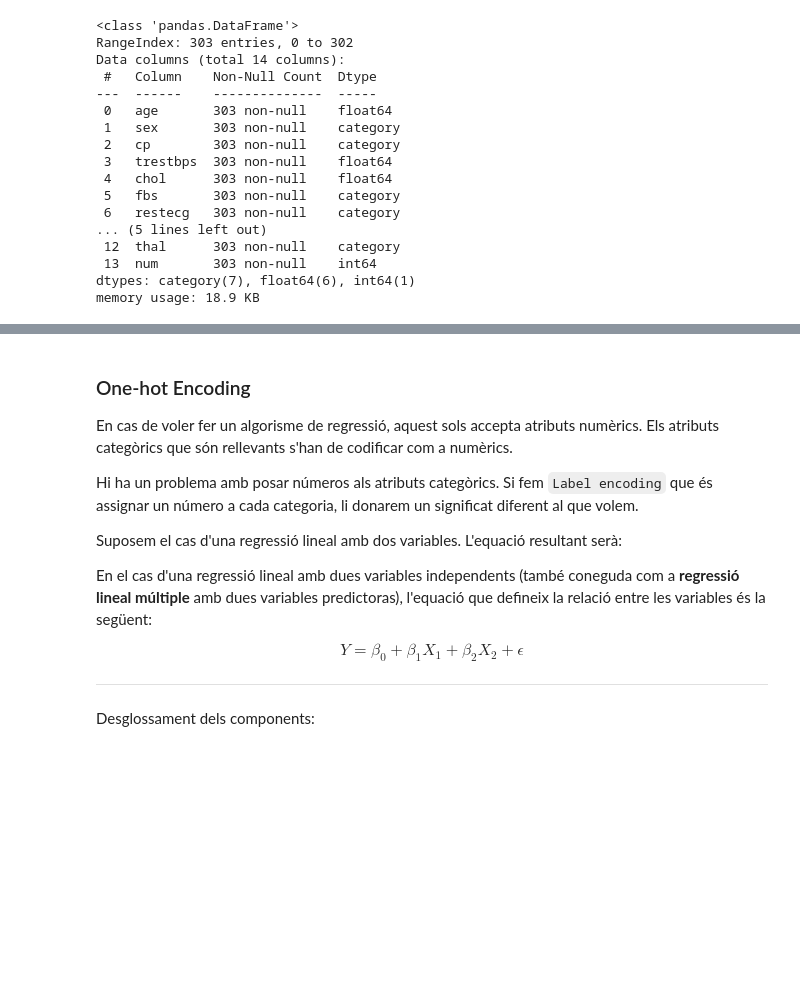
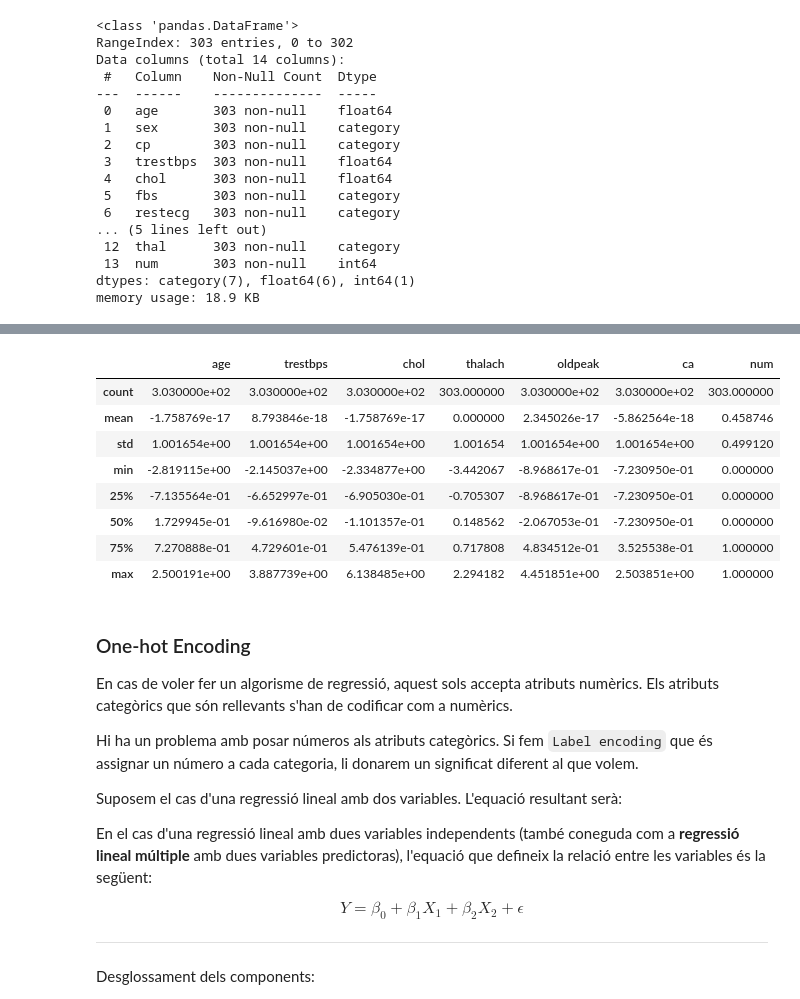
Before and after one commit to xxjcaxx/Disseny-i-avaluacio-de-models, a Jupyter notebook: apunts/documents/intro/Machine learning python.ipynb, the cells around one changed output, grey strips where cells are left out. Drawn from its saved outputs; the diff is of its cells as text; code cells hidden in the pictures; blank space fills up the shorter version.

```diff
--- a/apunts/documents/intro/Machine learning python.ipynb
+++ b/apunts/documents/intro/Machine learning python.ipynb
@@ -645,3 +661,32 @@ memory usage: 18.9 KB
+# %%
+from sklearn.preprocessing import StandardScaler, MinMaxScaler
+
+# 1. Seleccionem només les columnes que són de tipus float64
+columnes_float = df.select_dtypes(include=['float64']).columns
+
+# 2. Inicialitzem l'StandardScaler i l'MinMaxScaler
+scaler = StandardScaler()
+minmax_scaler = MinMaxScaler()
+
+df_minmax = df.copy()
+
+# 3. Apliquem l'escalat a aquestes columnes i les tornem a assignar al DataFrame
+
+df[columnes_float] = scaler.fit_transform(df[columnes_float])
+df_minmax[columnes_float] = minmax_scaler.fit_transform(df_minmax[columnes_float])
+
+df.describe()  # Estadístiques descriptives després de l'escalat
+#df_minmax.describe()  # Estadístiques descriptives després de l'escalat amb MinMaxScaler
+# %% [output]
+|  | age | trestbps | chol | thalach | oldpeak | ca | num |
+| count | 3.030000e+02 | 3.030000e+02 | 3.030000e+02 | 303.000000 | 3.030000e+02 | 3.030000e+02 | 303.000000 |
+| mean | -1.758769e-17 | 8.793846e-18 | -1.758769e-17 | 0.000000 | 2.345026e-17 | -5.862564e-18 | 0.458746 |
+| std | 1.001654e+00 | 1.001654e+00 | 1.001654e+00 | 1.001654 | 1.001654e+00 | 1.001654e+00 | 0.499120 |
+| min | -2.819115e+00 | -2.145037e+00 | -2.334877e+00 | -3.442067 | -8.968617e-01 | -7.230950e-01 | 0.000000 |
+| 25% | -7.135564e-01 | -6.652997e-01 | -6.905030e-01 | -0.705307 | -8.968617e-01 | -7.230950e-01 | 0.000000 |
+| 50% | 1.729945e-01 | -9.616980e-02 | -1.101357e-01 | 0.148562 | -2.067053e-01 | -7.230950e-01 | 0.000000 |
+| 75% | 7.270888e-01 | 4.729601e-01 | 5.476139e-01 | 0.717808 | 4.834512e-01 | 3.525538e-01 | 1.000000 |
+| max | 2.500191e+00 | 3.887739e+00 | 6.138485e+00 | 2.294182 | 4.451851e+00 | 2.503851e+00 | 1.000000 |
 # %% [markdown]
 ### One-hot Encoding
 
```
Also changed, not shown: parts of 1 cell of this notebook.
